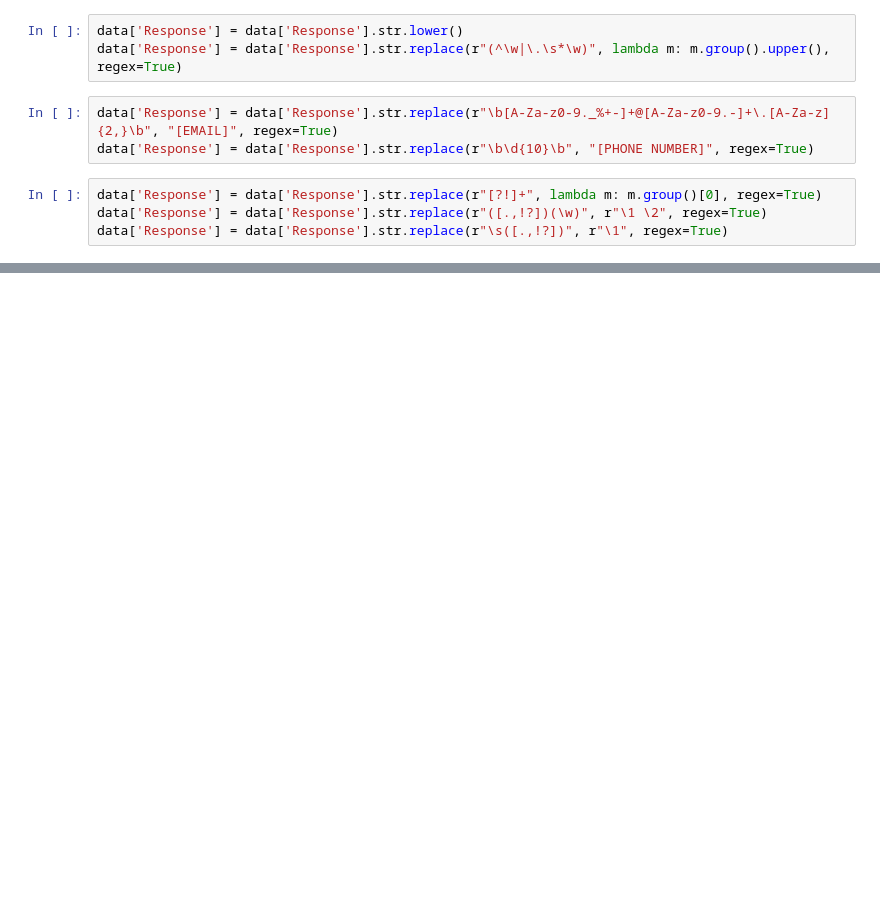
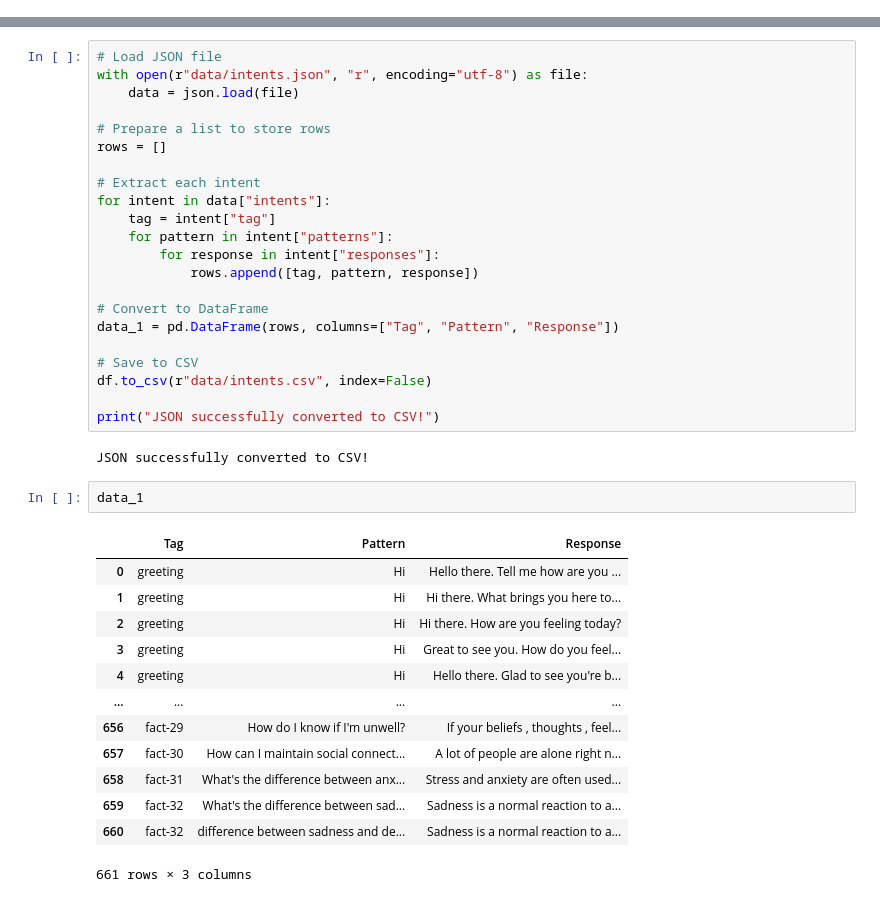
Before and after one commit to HirudikaAnupama/SafeMind-AI, a Jupyter notebook: models/Data preprocessing.ipynb, the cells around one changed output, grey strips where cells are left out. Saved outputs shown, nothing was run; the diff lists cells and outputs as text; blank space fills up the shorter version.

Commit message:
data cleaning/combining/vizualization

```diff
--- a/models/Data preprocessing.ipynb
+++ b/models/Data preprocessing.ipynb
@@ -80,10 +0,0 @@ data['Response'] = data['Response'].str.replace(r"\s+", " ", regex=True).str.str
-# %%
-data['Response'] = data['Response'].str.lower()
-data['Response'] = data['Response'].str.replace(r"(^\w|\.\s*\w)", lambda m: m.group().upper(), regex=True)
-# %%
-data['Response'] = data['Response'].str.replace(r"\b[A-Za-z0-9._%+-]+@[A-Za-z0-9.-]+\.[A-Za-z]{2,}\b", "[EMAIL]", regex=True)
-data['Response'] = data['Response'].str.replace(r"\b\d{10}\b", "[PHONE NUMBER]", regex=True)
-# %%
-data['Response'] = data['Response'].str.replace(r"[?!]+", lambda m: m.group()[0], regex=True)
-data['Response'] = data['Response'].str.replace(r"([.,!?])(\w)", r"\1 \2", regex=True)
-data['Response'] = data['Response'].str.replace(r"\s([.,!?])", r"\1", regex=True)
@@ -290,0 +11,40 @@ if __name__ == "__main__":
+# %%
+# Load JSON file
+with open(r"data/intents.json", "r", encoding="utf-8") as file:
+    data = json.load(file)
+
+# Prepare a list to store rows
+rows = []
+
+# Extract each intent
+for intent in data["intents"]:
+    tag = intent["tag"]
+    for pattern in intent["patterns"]:
+        for response in intent["responses"]:
+            rows.append([tag, pattern, response])
+
+# Convert to DataFrame
+data_1 = pd.DataFrame(rows, columns=["Tag", "Pattern", "Response"])
+
+# Save to CSV
+df.to_csv(r"data/intents.csv", index=False)
+
+print("JSON successfully converted to CSV!")
+# %% [output]
+JSON successfully converted to CSV!
+# %%
+data_1
+# %% [output]
+|  | Tag | Pattern | Response |
+| 0 | greeting | Hi | Hello there. Tell me how are you ... |
+| 1 | greeting | Hi | Hi there. What brings you here to... |
+| 2 | greeting | Hi | Hi there. How are you feeling today? |
+| 3 | greeting | Hi | Great to see you. How do you feel... |
+| 4 | greeting | Hi | Hello there. Glad to see you're b... |
+| ... | ... | ... | ... |
+| 656 | fact-29 | How do I know if I'm unwell? | If your beliefs , thoughts , feel... |
+| 657 | fact-30 | How can I maintain social connect... | A lot of people are alone right n... |
+| 658 | fact-31 | What's the difference between anx... | Stress and anxiety are often used... |
+| 659 | fact-32 | What's the difference between sad... | Sadness is a normal reaction to a... |
+| 660 | fact-32 | difference between sadness and de... | Sadness is a normal reaction to a... |
+661 rows × 3 columns
```
Also changed, not shown: parts of 50 cells of this notebook, 9 other files.
